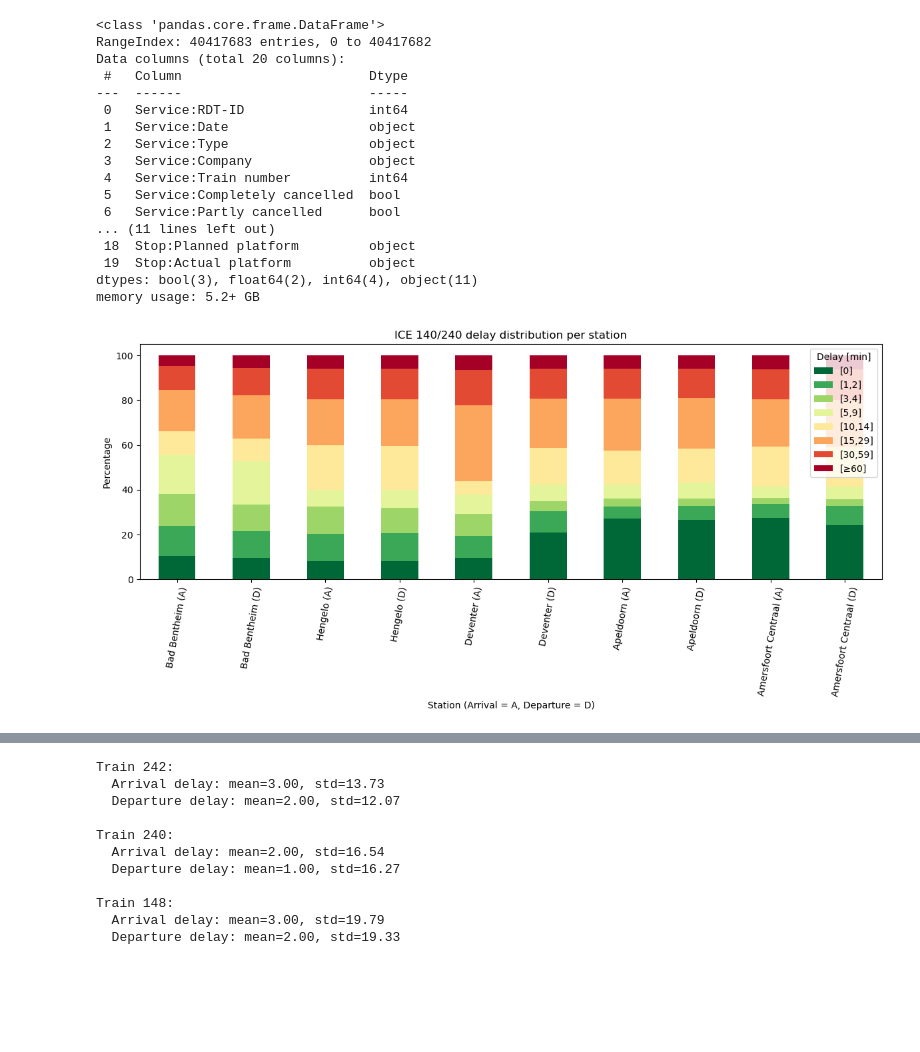
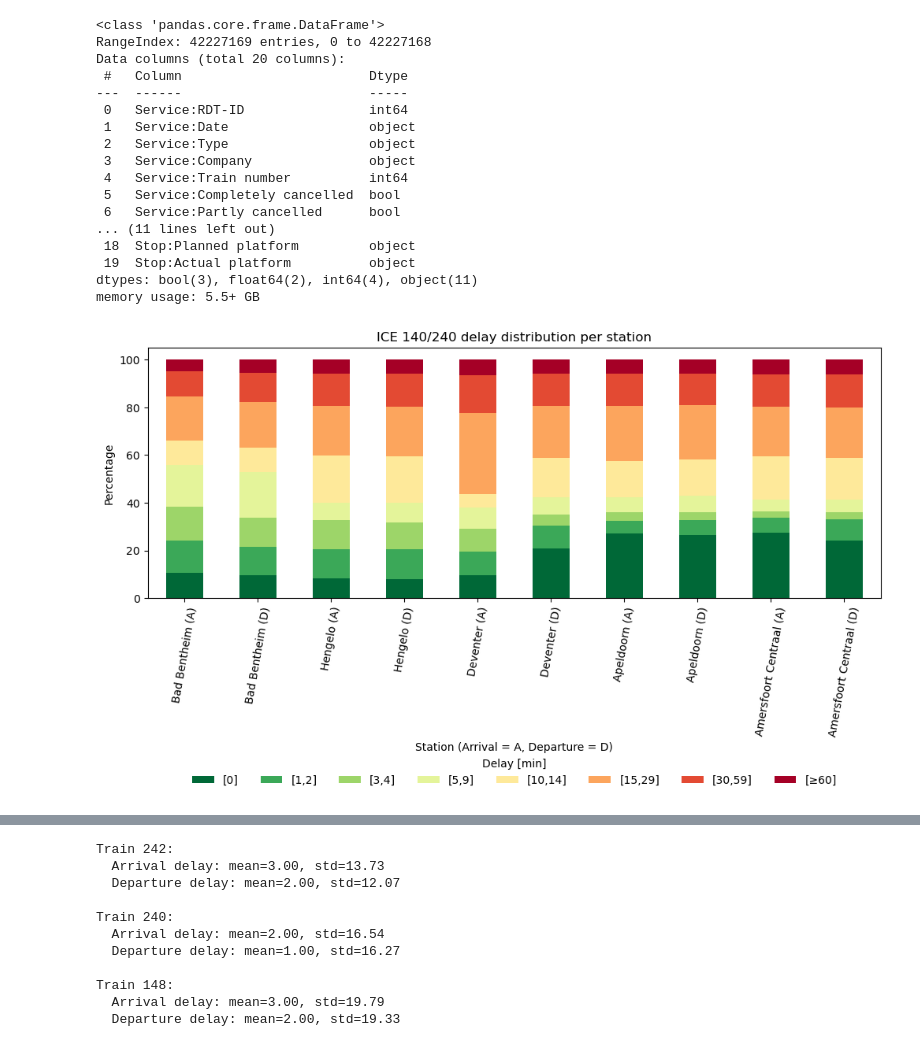
Before and after one commit to NielsvanderRijst/TIL5050-Delayed-ICE, a Jupyter notebook: delay.ipynb, the cells around one changed output, grey strips where cells are left out. Drawn from its saved outputs; the diff is of its cells as text; code cells hidden in the pictures; blank space fills up the shorter version.

```diff
--- a/delay.ipynb
+++ b/delay.ipynb
@@ -5,6 +5,7 @@ import matplotlib.cm as cm
 import numpy as np
 # %%
 df = pd.DataFrame()
+df2023_12 = pd.read_csv("Services/services-2023-12.csv")
 df2024 = pd.read_csv("Services/services-2024.csv")
 df2025_1 = pd.read_csv("Services/services-2025-01.csv")
 df2025_2 = pd.read_csv("Services/services-2025-02.csv")
@@ -17,7 +18,7 @@ df2025_8 = pd.read_csv("Services/services-2025-08.csv")
 df2025_9 = pd.read_csv("Services/services-2025-09.csv")
 df2025_10 = pd.read_csv("Services/services-2025-10.csv")
 
-dataframes_to_add = [df2024, df2025_1, df2025_2, df2025_3, df2025_4, df2025_5, df2025_6, df2025_7, df2025_8, df2025_9, df2025_10]
+dataframes_to_add = [df2023_12, df2024, df2025_1, df2025_2, df2025_3, df2025_4, df2025_5, df2025_6, df2025_7, df2025_8, df2025_9, df2025_10]
 
 for i in dataframes_to_add:
     df = pd.concat([df, i], ignore_index=True)
@@ -25,7 +26,7 @@ for i in dataframes_to_add:
 df.info()
 # %% [output]
 <class 'pandas.core.frame.DataFrame'>
-RangeIndex: 40417683 entries, 0 to 40417682
+RangeIndex: 42227169 entries, 0 to 42227168
 Data columns (total 20 columns):
  #   Column                        Dtype
 ---  ------                        -----
@@ -40,7 +41,7 @@ Data columns (total 20 columns):
  18  Stop:Planned platform         object
  19  Stop:Actual platform          object
 dtypes: bool(3), float64(2), int64(4), object(11)
-memory usage: 5.2+ GB
+memory usage: 5.5+ GB
 # %%
 df = pd.read_csv("Services2/all_interesting_services_filtered.csv")
 # %%
@@ -76,41 +77,56 @@ station_order = [
     # 'Berlin Hbf (A)', 'Berlin Hbf (D)',
     # 'Berlin-Spandau (A)', 'Berlin-Spandau (D)',
     # 'Hannover Hbf (A)', 'Hannover Hbf (D)',
     # 'Bünde (Westf) (A)', 'Bünde (Westf) (D)',
     # 'Osnabrück Hbf (A)', 'Osnabrück Hbf (D)',
     # 'Rheine (A)', 'Rheine (D)',
     'Bad Bentheim (A)',
     'Bad Bentheim (D)',
     'Oldenzaal (A)', 'Oldenzaal (D)',
     'Hengelo (A)',
     'Hengelo (D)',
     'Deventer (A)', 'Deventer (D)', 'Apeldoorn (A)', 'Apeldoorn (D)',
     'Amersfoort Centraal (A)', 'Amersfoort Centraal (D)', 'Amsterdam Centraal (A)'
 ]
 # Filter zodat alleen stations die in de data zitten worden meegenomen
 station_order = [s for s in station_order if s in df_long['Station_Type'].unique()]
 
 # Zet de index in de gewenste volgorde
 station_delay = pd.crosstab(df_long['Station_Type'], df_long['Delay category'])
 station_delay_percent = station_delay.div(station_delay.sum(axis=1), axis=0) * 100
 station_delay_percent = station_delay_percent.loc[station_order]
 
 cmap = cm.get_cmap('RdYlGn_r', len(labels))
 colors = [cmap(i) for i in range(cmap.N)]
 
 # 4. Plot gestapelde staafdiagram
-station_delay_percent.plot(kind='bar', stacked=True, figsize=(12,6), color=colors)
+ax = station_delay_percent.plot(
+    kind='bar',
+    stacked=True,
+    figsize=(12, 6),
+    color=colors,
+    legend=False
+)
 
-plt.ylabel('Percentage')
-plt.xlabel('Station (Arrival = A, Departure = D)')
-plt.title(f'ICE 140/240 delay distribution per station')
-plt.legend(title='Delay [min]')
+ax.set_ylabel('Percentage')
+ax.set_xlabel('Station (Arrival = A, Departure = D)')
+ax.set_title('ICE 140/240 delay distribution per station')
 plt.xticks(rotation=80)
-plt.tight_layout()
-plt.savefig(f'ICE_delay_distribution_NL2.png')
+
+# Place legend below the plot
+ax.legend(
+    title='Delay [min]',
+    loc='upper center',
+    bbox_to_anchor=(0.5, -0.6),
+    ncol=len(labels),
+    frameon=False
+)
+
+plt.subplots_adjust(bottom=0.35)
+plt.savefig('ICE_delay_distribution_NL2.png', bbox_inches='tight')
 plt.show()
 # %% [output]
-[figure, old version]
+[figure, new version]
 # %%
 train_number = [20350, 20352, 20354, 20356, 20358, 20360, 20362, 20364, 20366, 20368, 20370, 20372, 20374, 20376, 20378, 20380, 20382, 20384, 20386]
 df_train = df[df["Service:Train number"].isin(train_number)]
```
Also changed, not shown: parts of 2 cells of this notebook, 15 other files.
